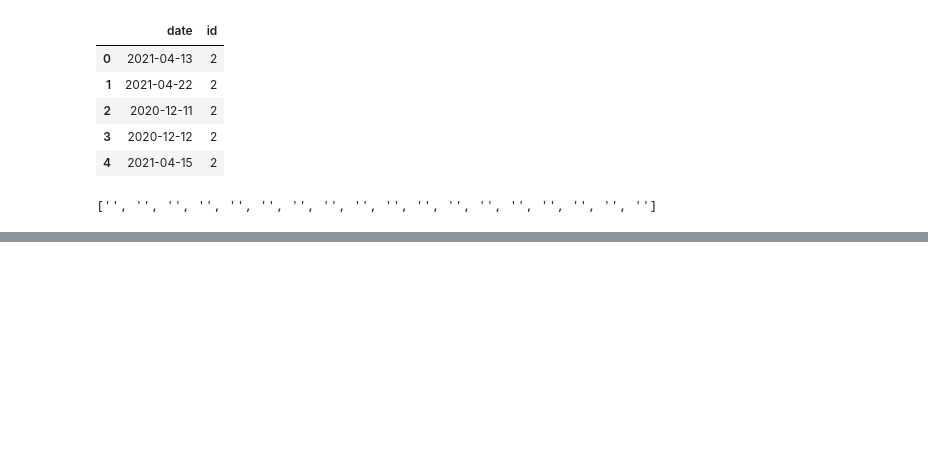
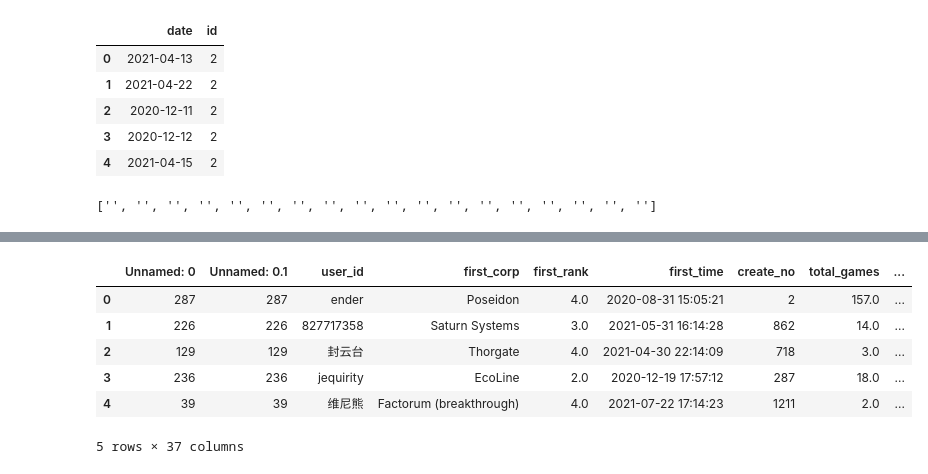
Before and after one commit to Ender-Wiggin2019/tfm-summary, a Jupyter notebook: tfm_data_summary.ipynb, the cells around one changed output, grey strips where cells are left out. Drawn from its saved outputs; the diff is of its cells as text; code cells hidden in the pictures; blank space fills up the shorter version.

Commit message:
start json

```diff
--- a/tfm_data_summary.ipynb
+++ b/tfm_data_summary.ipynb
@@ -310 +310,28 @@ output_df.head()
 5 rows × 26 columns
+# %%
+# final json file
+final_df = pd.read_csv("measure_summary_sort.csv")
+# entity modification
+final_df["create_no"] = final_df["create_no"].astype(np.int32)
+final_df[["create_time_text","first_game_text","total_game_text","favorite_corp_text","favorite_time_text","avg_rank_text","avg_gen_text","best_score_text","games_in_one_day_text","achievement_text"]] = final_df.apply(lambda x:('','','','','','','','','','',),axis=1,result_type='expand')
+# for loop
+for i,row in final_df.iterrows():
+    # 1
+    if final_df.loc[i,"create_no"] <= 100: final_df.loc[i,"create_time_text"] = "作为登陆火星的先行者，你们为火星的建设奠定了坚实的基础！"
+    elif final_df.loc[i,"create_no"] <= 805: final_df.loc[i,"create_time_text"] = "作为火星的第二批居民，你们牵引了无数小行星让火星不再孤寂寒冷。"
+    else: final_df.loc[i,"create_time_text"] = "作为火星的新兴势力，感谢你们为火星增添了几分绿意！"
+
+    # 2
+    if final_df.loc[i,"create_no"] <= 100: final_df.loc[i,"create_time_text"] = "作为登陆火星的先行者，你们为火星的建设奠定了坚实的基础！"
+    elif final_df.loc[i,"create_no"] <= 805: final_df.loc[i,"create_time_text"] = "作为火星的第二批居民，你们牵引了无数小行星让火星不再孤寂寒冷。"
+    else: final_df.loc[i,"create_time_text"] = "作为火星的新兴势力，感谢你们为火星增添了几分绿意！"
+final_df.to_csv("measure_output.csv")
+final_df.head()
+# %% [output]
+|  | Unnamed: 0 | Unnamed: 0.1 | user_id | first_corp | first_rank | first_time | create_no | total_games | ... |
+| 0 | 287 | 287 | ender | Poseidon | 4.0 | 2020-08-31 15:05:21 | 2 | 157.0 | ... |
+| 1 | 226 | 226 | 827717358 | Saturn Systems | 3.0 | 2021-05-31 16:14:28 | 862 | 14.0 | ... |
+| 2 | 129 | 129 | 封云台 | Thorgate | 4.0 | 2021-04-30 22:14:09 | 718 | 3.0 | ... |
+| 3 | 236 | 236 | jequirity | EcoLine | 2.0 | 2020-12-19 17:57:12 | 287 | 18.0 | ... |
+| 4 | 39 | 39 | 维尼熊 | Factorum (breakthrough) | 4.0 | 2021-07-22 17:14:23 | 1211 | 2.0 | ... |
+5 rows × 37 columns
```
Also changed, not shown: parts of 1 cell of this notebook, 3 other files.
